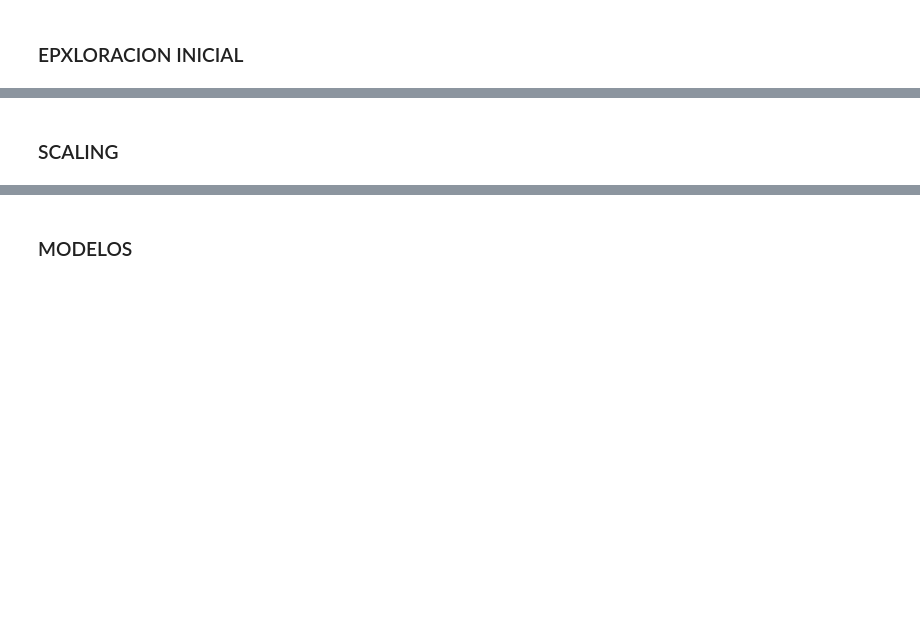
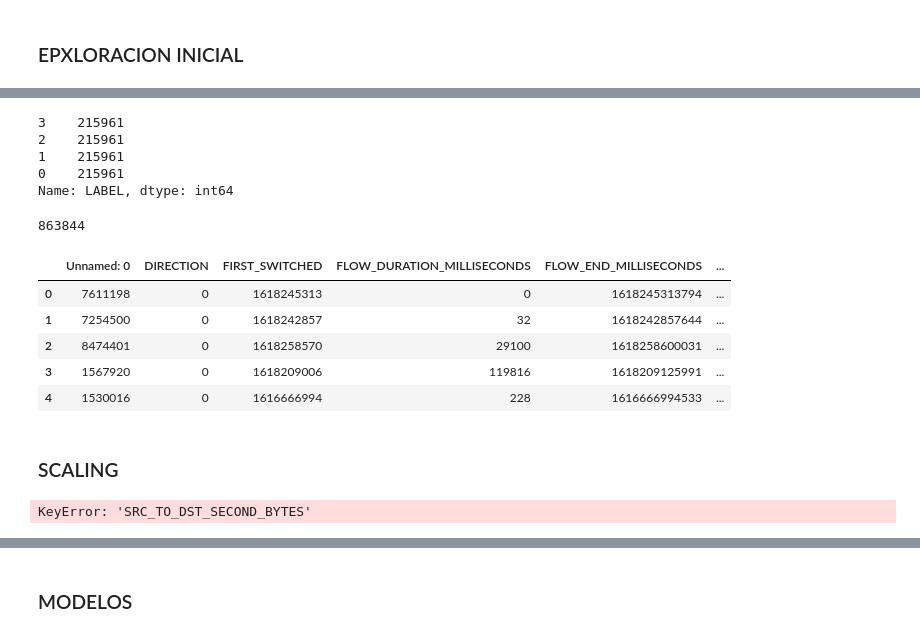
Before and after one commit to gera1013/SDS-Proyecto-1, a Jupyter notebook: analysis.ipynb, the cells around one changed output, grey strips where cells are left out. Drawn from its saved outputs; the diff is of its cells as text; code cells hidden in the pictures; blank space fills up the shorter version.

```diff
--- a/analysis.ipynb
+++ b/analysis.ipynb
@@ -14,9 +14,9 @@ warnings.simplefilter(action='ignore', category=FutureWarning)
 pd.set_option('display.max_columns', None)
 # %%
 paths = {
-    'part1': '../input/simargl2021-network-intrusion-detection-dataset/dataset-part1.csv',
-    'part2': '../input/simargl2021-network-intrusion-detection-dataset/dataset-part2.csv',
-    'initial_features': '../input/clean-simargl/initial_features.csv'
+    'part1': './datasets/dataset-part1.csv',
+    'part2': './datasets/dataset-part2.csv',
+    'initial_features': './datasets/initial_features.csv'
 }
 # %%
 df = pd.concat([
@@ -115,7 +206,7 @@ dtype={
 
 clean_df = pd.read_csv(
     paths['initial_features'],
-    index_col=0,
+    #index_col=0,
     #dtype=dtype
 )
 # %%
@@ -174,7 +345,24 @@ sampler = RandomUnderSampler(random_state=0)
 X_undersampled, y_undersampled = sampler.fit_resample(X_sample, y_sample)
 # %%
 y_undersampled.value_counts()
+# %% [output]
+3    215961
+2    215961
+1    215961
+0    215961
+Name: LABEL, dtype: int64
 # %%
 len(y_undersampled)
+# %% [output]
+863844
+# %%
+X_undersampled.head()
+# %% [output]
+|  | Unnamed: 0 | DIRECTION | FIRST_SWITCHED | FLOW_DURATION_MILLISECONDS | FLOW_END_MILLISECONDS | ... |
+| 0 | 7611198 | 0 | 1618245313 | 0 | 1618245313794 | ... |
+| 1 | 7254500 | 0 | 1618242857 | 32 | 1618242857644 | ... |
+| 2 | 8474401 | 0 | 1618258570 | 29100 | 1618258600031 | ... |
+| 3 | 1567920 | 0 | 1618209006 | 119816 | 1618209125991 | ... |
+| 4 | 1530016 | 0 | 1616666994 | 228 | 1616666994533 | ... |
 # %% [markdown]
 ### SCALING
@@ -180,0 +389,4 @@ len(y_undersampled)
+# %%
+X_undersampled["SRC_TO_DST_AVG_SECOND_BYTES"] = X_undersampled["SRC_TO_DST_SECOND_BYTES"].apply(get_average)
+# %% [output]
+KeyError: 'SRC_TO_DST_SECOND_BYTES'
```
Also changed, not shown: parts of 39 cells of this notebook, 1 other file.
